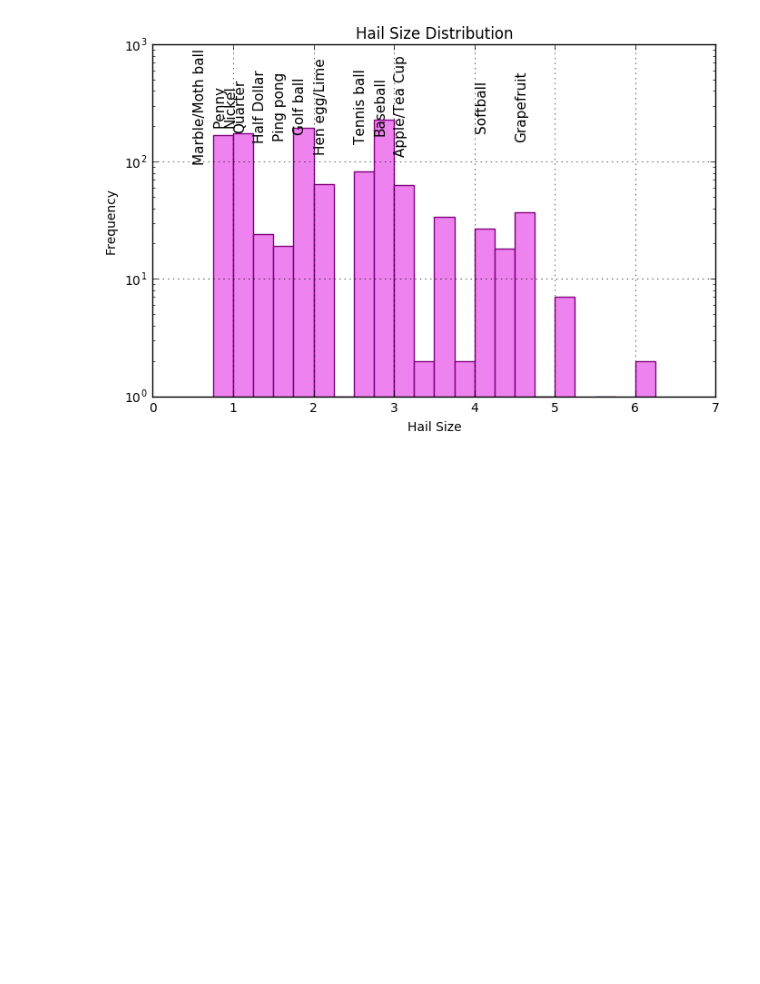
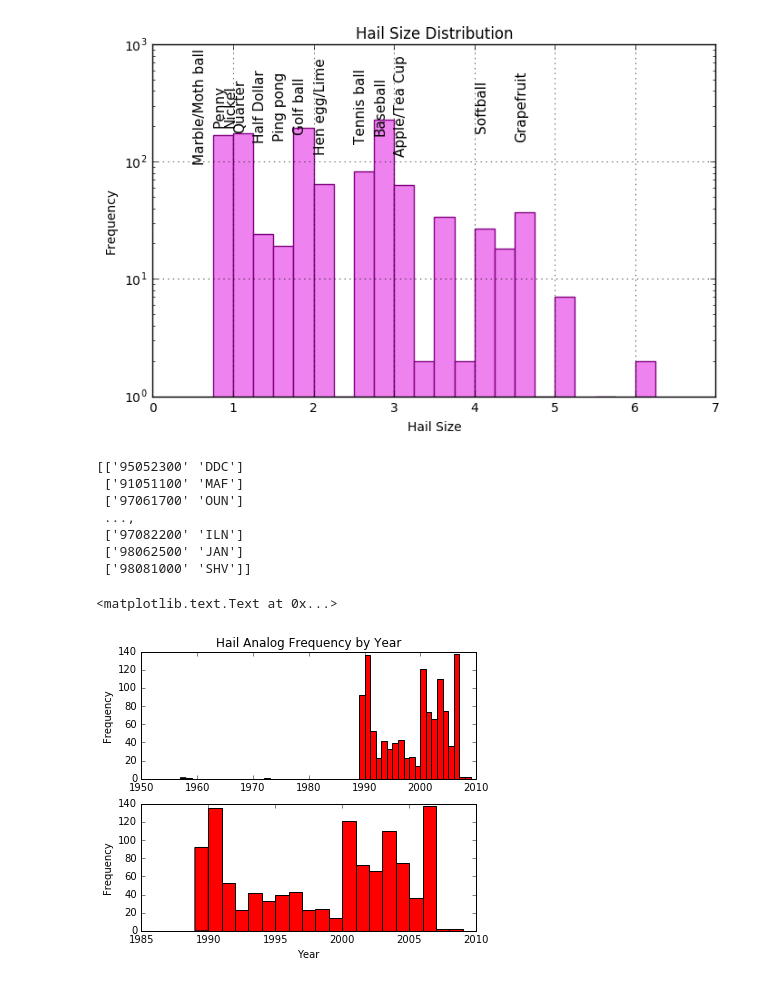
Before and after one commit to djgagne/ou_grad_5203_fall_2016, a Jupyter notebook: gagne_analytics_lecture.ipynb, the cells around one changed output. Drawn from its saved outputs; the diff is of its cells as text; code cells hidden in the pictures; blank space fills up the shorter version.

```diff
--- a/gagne_analytics_lecture.ipynb
+++ b/gagne_analytics_lecture.ipynb
@@ -76,3 +97,29 @@ ax = plt.gca()
 ax.set_yscale("log")
 # %% [output]
 [figure]
+# %%
+date_raob = np.vstack(hail_data["DATE/RAOB"].str.split(".").values)
+print(date_raob)
+date_list = [datetime.strptime(d, "%y%m%d%H") for d in date_raob[:, 0]]
+date_list = [datetime(d.year-100, d.month, d.day) if d.year > 2016 else d for d in date_list]
+hail_data["date"] = pd.DatetimeIndex(date_list)
+hail_data["raob"] = date_raob[:, 1]
+plt.figure(figsize=(6, 5))
+plt.subplot(2,1,1)
+plt.hist(pd.DatetimeIndex(hail_data["date"]).year, bins=np.arange(1957, 2010), color="red")
+plt.ylabel("Frequency")
+plt.title("Hail Analog Frequency by Year")
+plt.subplot(2,1,2)
+plt.hist(pd.DatetimeIndex(hail_data["date"]).year, bins=np.arange(1989, 2010), color="red")
+plt.xlabel("Year")
+plt.ylabel("Frequency")
+# %% [output]
+[['95052300' 'DDC']
+ ['91051100' 'MAF']
+ ['97061700' 'OUN']
+ ...,
+ ['97082200' 'ILN']
+ ['98062500' 'JAN']
+ ['98081000' 'SHV']]
+<matplotlib.text.Text at 0x...>
+[figure, added]
```
Also changed, not shown: parts of 12 cells of this notebook.
